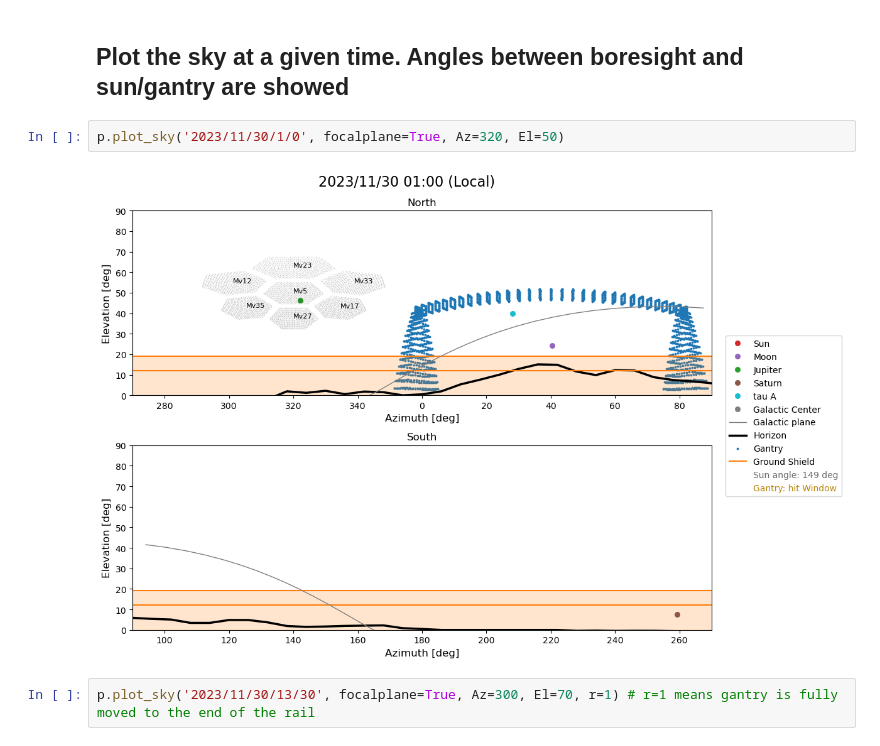
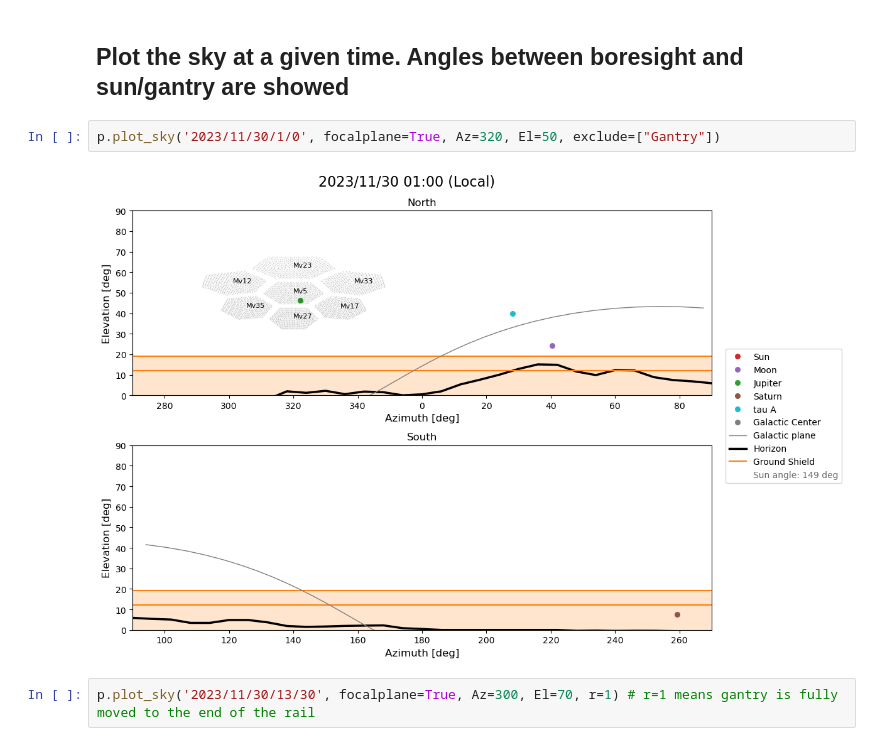
Before and after one commit to d1ssk/satp3sky, a Jupyter notebook: example.ipynb, the cells around one changed output. Saved outputs shown, nothing was run; the diff lists cells and outputs as text.

```diff
--- a/example.ipynb
+++ b/example.ipynb
@@ -8,9 +8,9 @@ p.sky_1day('2023/11/30', focalplane=True, Az=320, El=50, Bs=0)
 # %% [markdown]
 ## Plot the sky at a given time. Angles between boresight and sun/gantry are showed
 # %%
-p.plot_sky('2023/11/30/1/0', focalplane=True, Az=320, El=50)
+p.plot_sky('2023/11/30/1/0', focalplane=True, Az=320, El=50, exclude=["Gantry"])
 # %% [output]
-[figure, old version]
+[figure, new version]
 # %%
 p.plot_sky('2023/11/30/13/30', focalplane=True, Az=300, El=70, r=1) # r=1 means gantry is fully moved to the end of the rail
 # %% [output]
```
